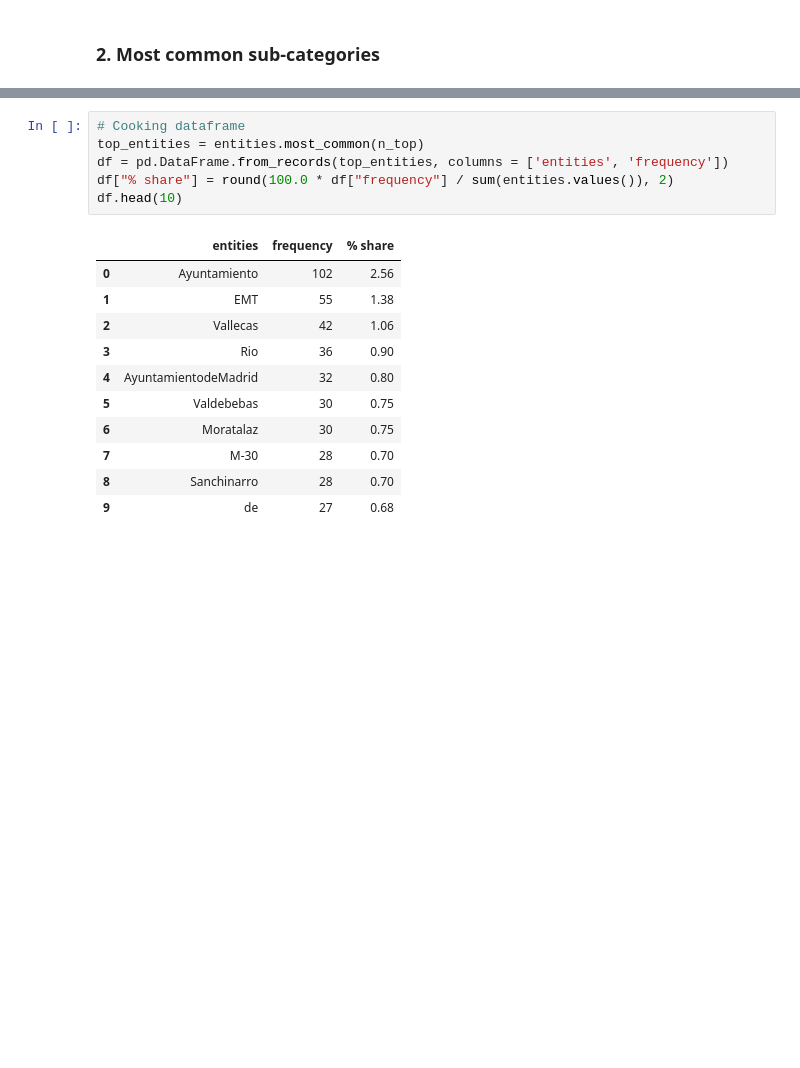
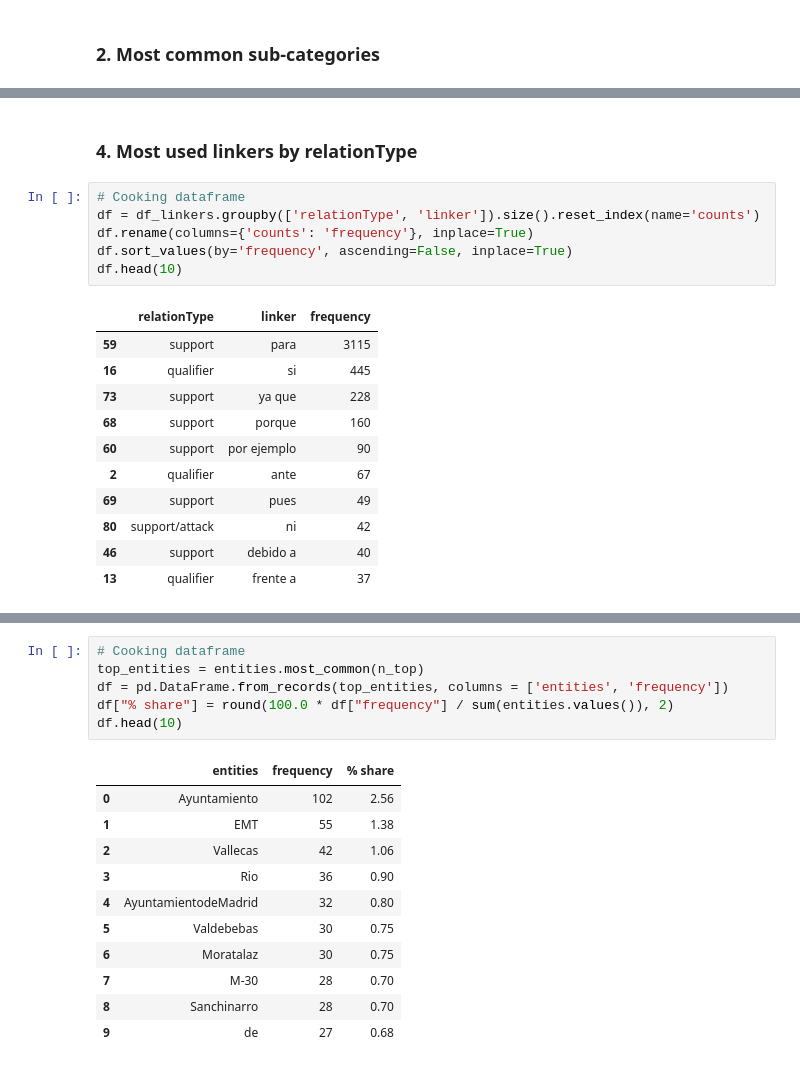
Before and after one commit to argrecsys/arg-miner, a Jupyter notebook: analysis/DataAnalysis.ipynb, the cells around one changed output, grey strips where cells are left out. Cells and saved outputs as stored; diff of their text form; blank space fills up the shorter version.

```diff
--- a/analysis/DataAnalysis.ipynb
+++ b/analysis/DataAnalysis.ipynb
@@ -200,2 +212,22 @@ plot_bar_chart(df, x_var, y_var, title)
 # %% [output]
 [interactive output not drawn]
+# %% [markdown]
+### 4. Most used linkers by relationType
+# %%
+# Cooking dataframe
+df = df_linkers.groupby(['relationType', 'linker']).size().reset_index(name='counts')
+df.rename(columns={'counts': 'frequency'}, inplace=True)
+df.sort_values(by='frequency', ascending=False, inplace=True)
+df.head(10)
+# %% [output]
+|  | relationType | linker | frequency |
+| 59 | support | para | 3115 |
+| 16 | qualifier | si | 445 |
+| 73 | support | ya que | 228 |
+| 68 | support | porque | 160 |
+| 60 | support | por ejemplo | 90 |
+| 2 | qualifier | ante | 67 |
+| 69 | support | pues | 49 |
+| 80 | support/attack | ni | 42 |
+| 46 | support | debido a | 40 |
+| 13 | qualifier | frente a | 37 |
```
Also changed, not shown: parts of 18 cells of this notebook, 1 other file.
